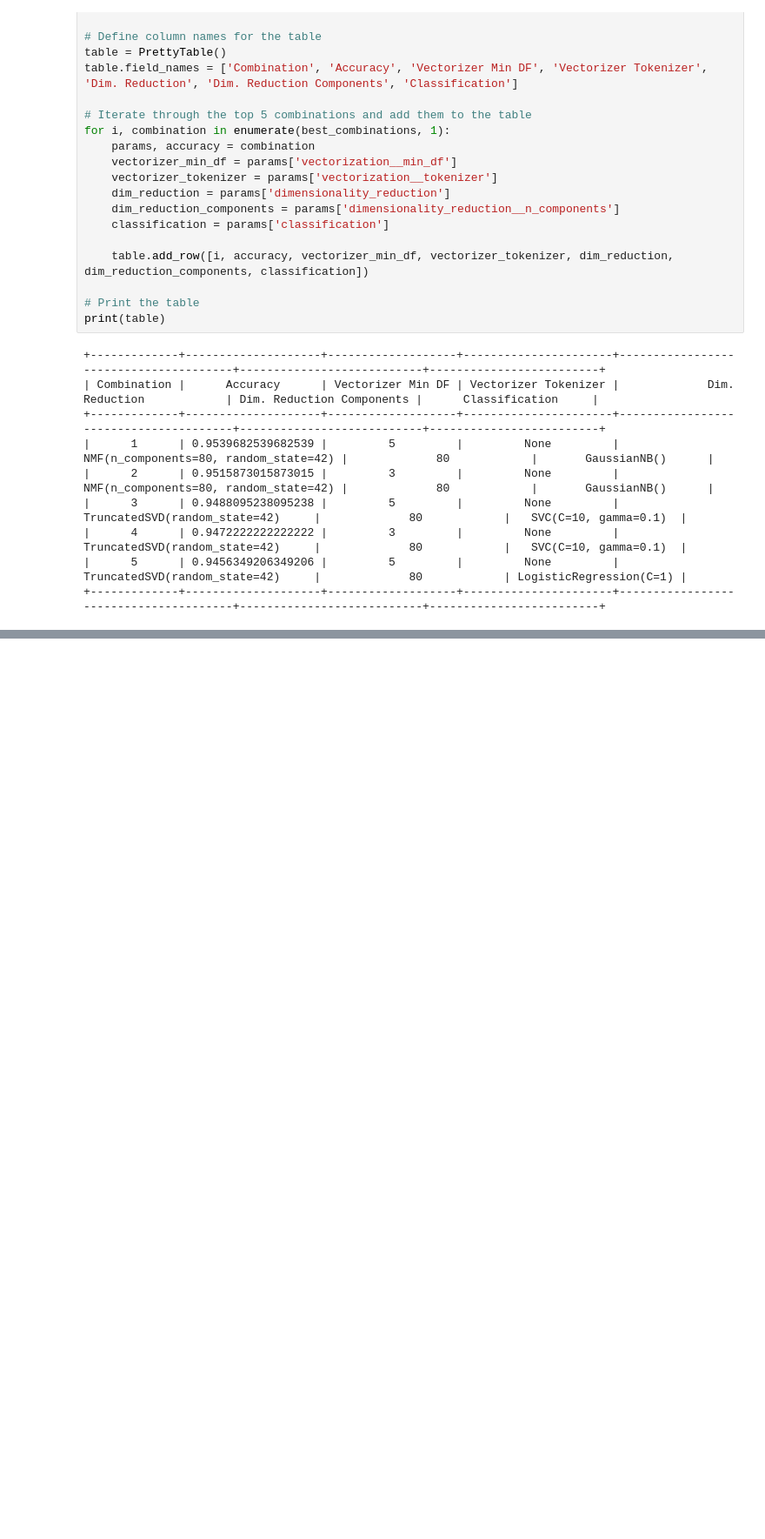
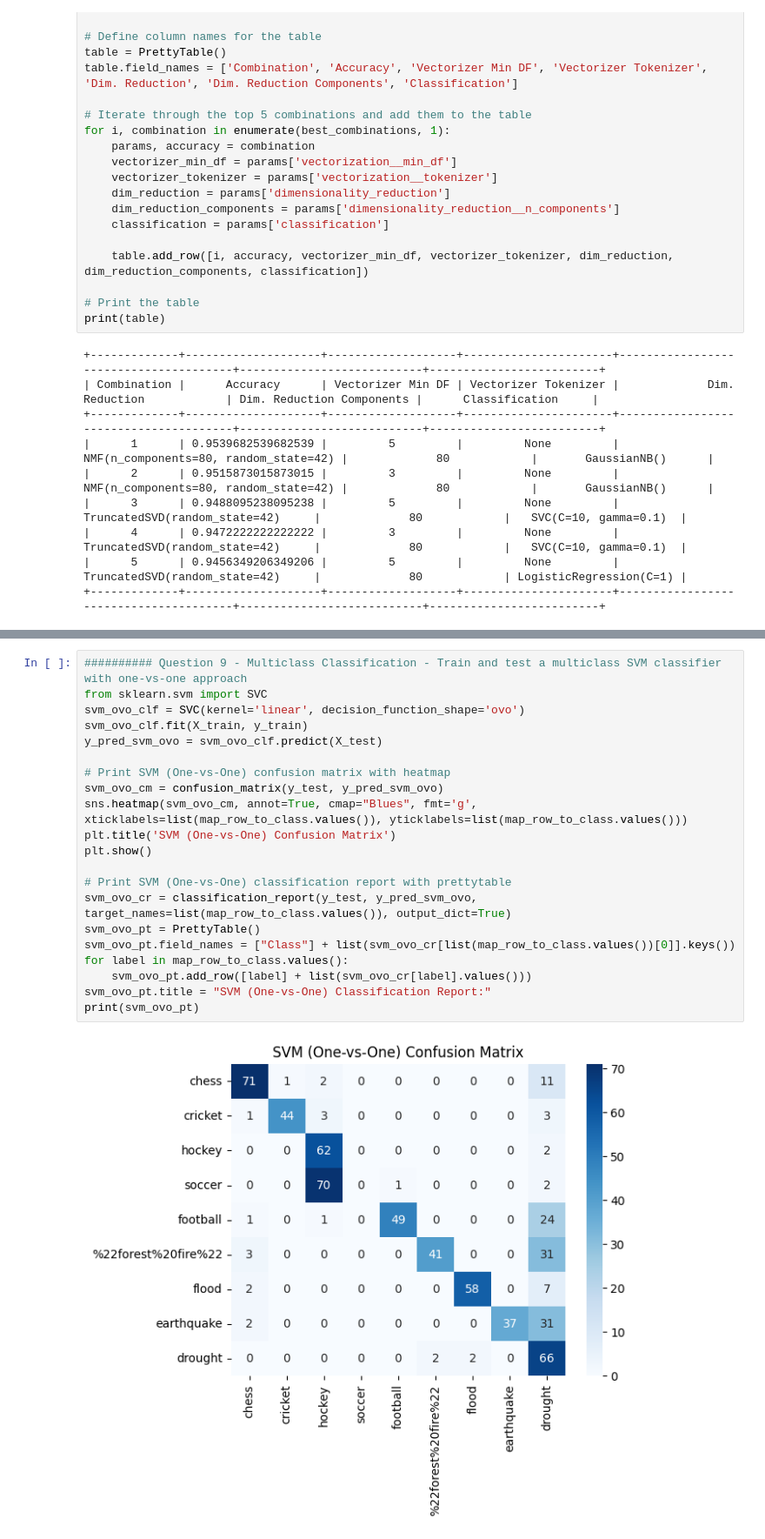
Before and after one commit to snawshad97/2023_2_Large-Scale-Data-Mining_ECE219, a Jupyter notebook: Projects/Project1/Project1_SNawshad_Q6-Q9.ipynb, the cells around one changed output, grey strips where cells are left out. Shown at 87% size. Drawn from its saved outputs; the diff is of its cells as text; blank space fills up the shorter version.

```diff
--- a/Projects/Project1/Project1_SNawshad_Q6-Q9.ipynb
+++ b/Projects/Project1/Project1_SNawshad_Q6-Q9.ipynb
@@ -784,0 +854,23 @@ dict_keys(['classification', 'dimensionality_reduction', 'dimensionality_reducti
+# %%
+########## Question 9 - Multiclass Classification - Train and test a multiclass SVM classifier with one-vs-one approach
+from sklearn.svm import SVC
+svm_ovo_clf = SVC(kernel='linear', decision_function_shape='ovo')
+svm_ovo_clf.fit(X_train, y_train)
+y_pred_svm_ovo = svm_ovo_clf.predict(X_test)
+
+# Print SVM (One-vs-One) confusion matrix with heatmap
+svm_ovo_cm = confusion_matrix(y_test, y_pred_svm_ovo)
+sns.heatmap(svm_ovo_cm, annot=True, cmap="Blues", fmt='g', xticklabels=list(map_row_to_class.values()), yticklabels=list(map_row_to_class.values()))
+plt.title('SVM (One-vs-One) Confusion Matrix')
+plt.show()
+
+# Print SVM (One-vs-One) classification report with prettytable
+svm_ovo_cr = classification_report(y_test, y_pred_svm_ovo, target_names=list(map_row_to_class.values()), output_dict=True)
+svm_ovo_pt = PrettyTable()
+svm_ovo_pt.field_names = ["Class"] + list(svm_ovo_cr[list(map_row_to_class.values())[0]].keys())
+for label in map_row_to_class.values():
+    svm_ovo_pt.add_row([label] + list(svm_ovo_cr[label].values()))
+svm_ovo_pt.title = "SVM (One-vs-One) Classification Report:"
+print(svm_ovo_pt)
+# %% [output]
+[figure, added]
```
Also changed, not shown: parts of 6 cells of this notebook.
